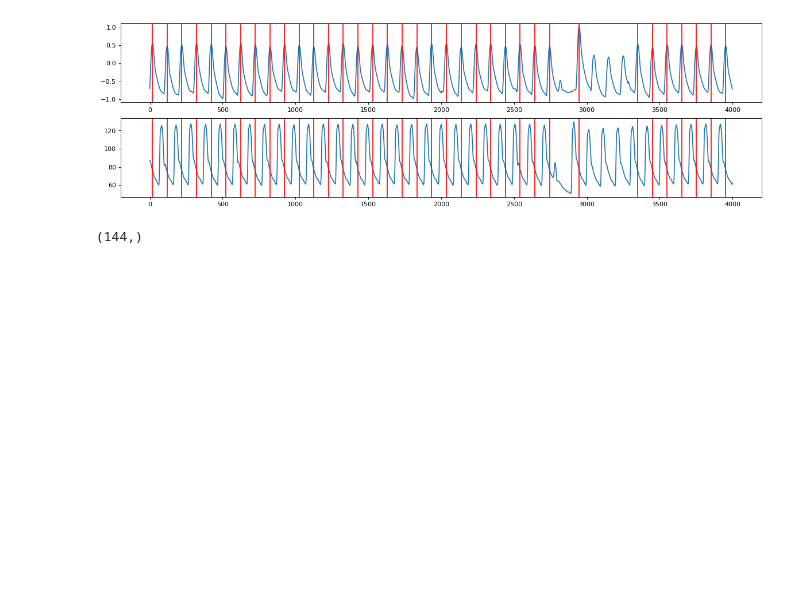
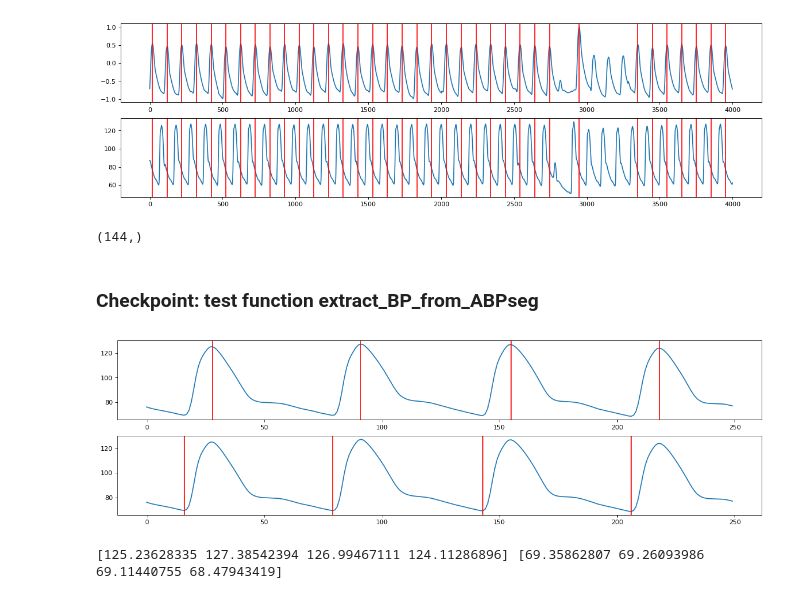
Before and after one commit to victorzhuli/BP_Research_II, a Jupyter notebook: LSTM_helpers.ipynb, the cells around one changed output. Drawn from its saved outputs; the diff is of its cells as text; code cells hidden in the pictures; blank space fills up the shorter version.

Commit message:
Complete extract BP from ABPseg cell of helper file.

```diff
--- a/LSTM_helpers.ipynb
+++ b/LSTM_helpers.ipynb
@@ -182,3 +194,42 @@ pk_idx.shape
 > Data part_7 loaded.
 [figure]
 (144,)
+# %% [markdown]
+### Checkpoint: test function extract_BP_from_ABPseg
+# %%
+minHight4SBP = .65
+MaxHight4DBP = 0.9
+MinDistance  = 0.4
+show = False
+
+SBP, DBP = [], []
+
+# find the temporal location of peaks and valleys based on True data
+# Minimum height for SBP (peak of the signal)
+MinHight = MinHight4SBP * srate
+MaxHight = MaxHight4DBP * srate
+MinDist  = 0.4 * srate
+
+for i in range(ABPseg.shape[0]):
+    cur = ABPseg[i,:]
+    SBP_ind = detect_peaks(cur, mph = MinHight, mpd = MinDist, valley = False, show=show)
+    DBP_ind = detect_peaks(cur, mph = -MaxHight, mpd = MinDist, valley = True, show=show)
+    SBP.append(np.mean(cur[SBP_ind]))
+    DBP.append(np.mean(cur[DBP_ind]))
+
+fig=plt.figure(figsize=(18, 5), dpi= 80, facecolor='w', edgecolor='k')
+
+plt.subplot(211)
+plt.plot(ABPseg[-1,:])
+for xc in SBP_ind:
+    plt.axvline(x=xc, color = 'r')
+
+plt.subplot(212)
+plt.plot(ABPseg[-1,:])
+for xc in DBP_ind:
+    plt.axvline(x=xc, color = 'r')
+plt.show()
+print(ABPseg[-1, SBP_ind], ABPseg[-1, DBP_ind])
+# %% [output]
+[figure, added]
+[125.23628335 127.38542394 126.99467111 124.11286896] [69.35862807 69.26093986 69.11440755 68.47943419]
```
Also changed, not shown: parts of 6 cells of this notebook.
